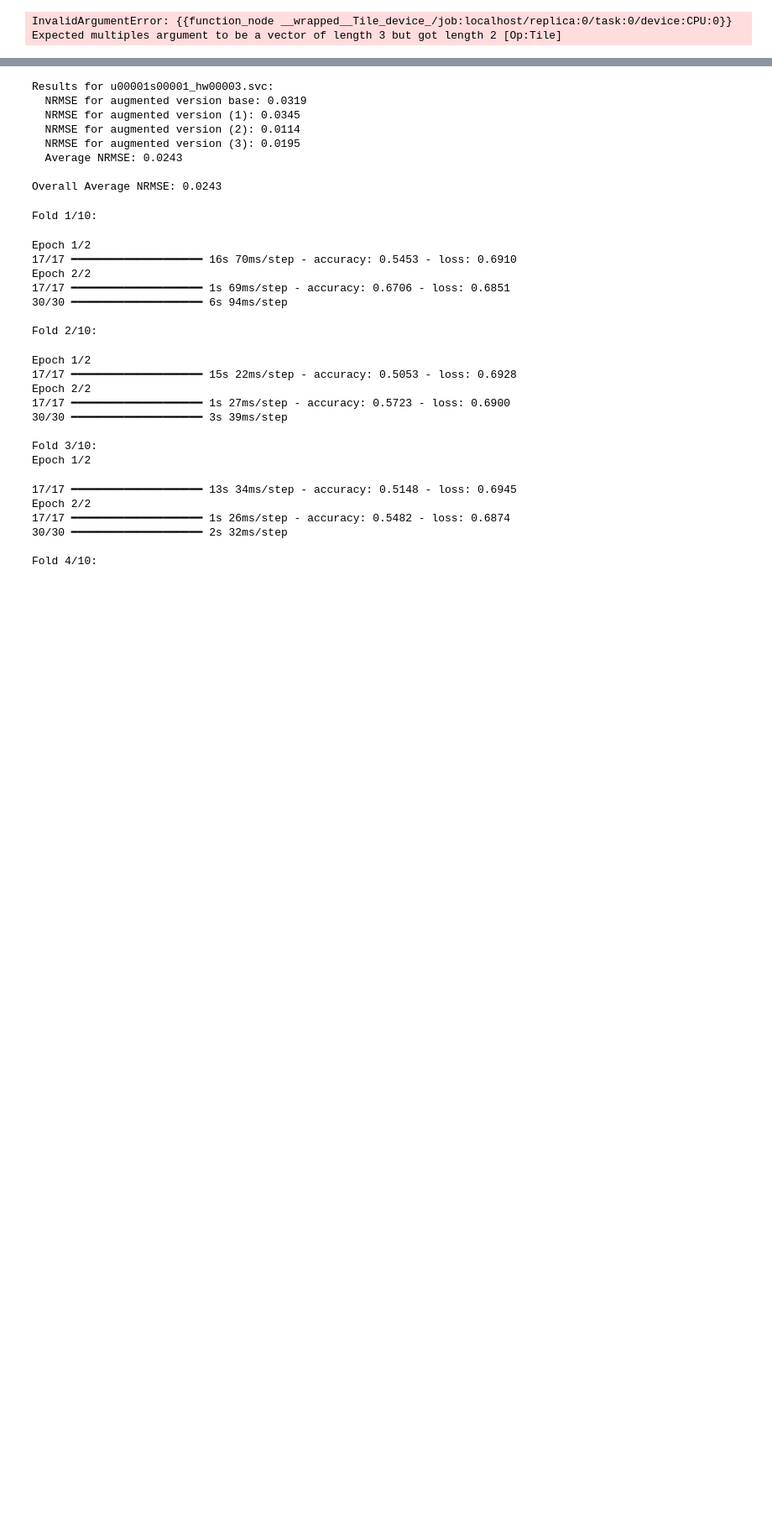
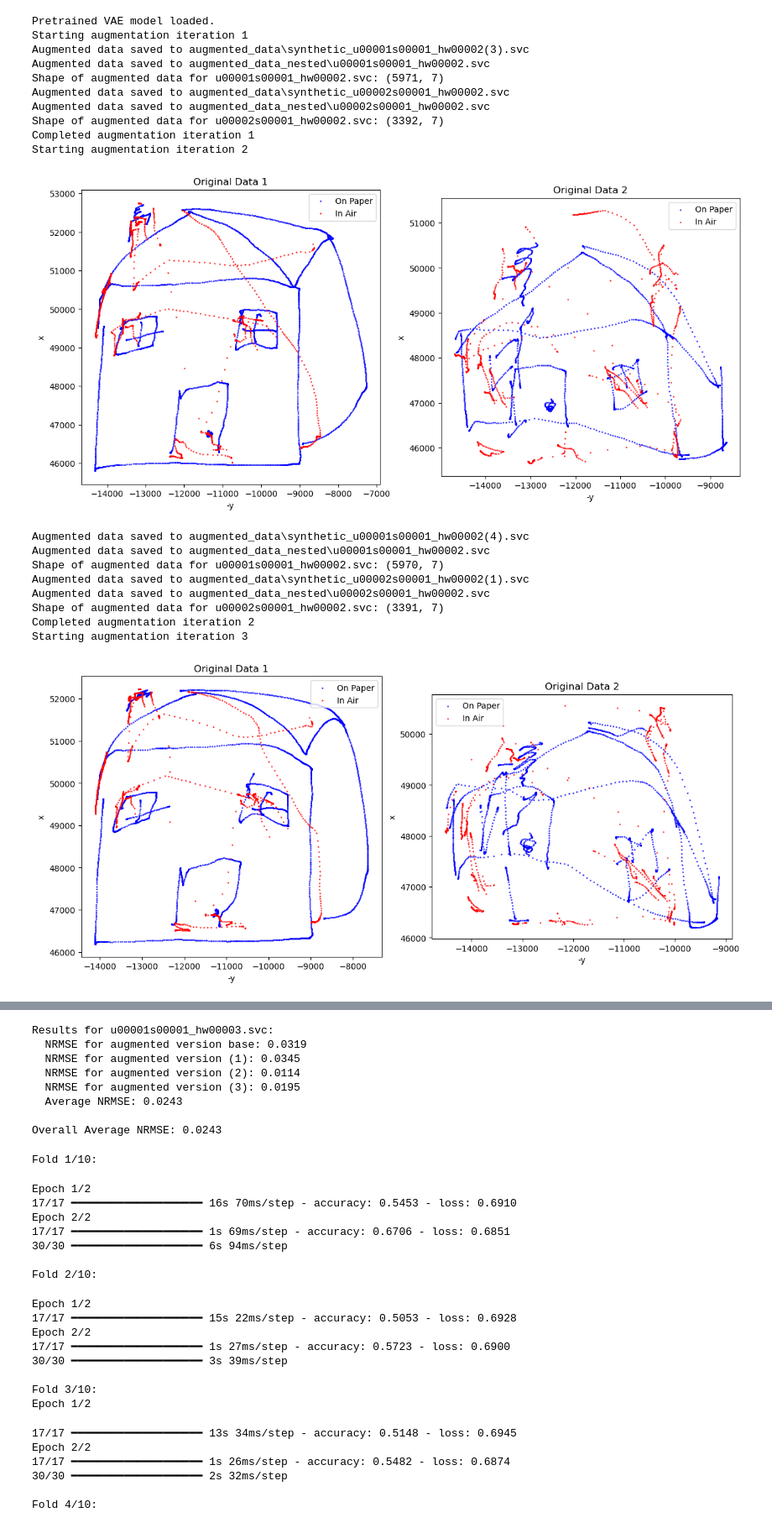
Before and after one commit to jaypeepeep/SC-Beta-VAE-GAN, a Jupyter notebook: model/VRNNGAN.ipynb, the cells around one changed output, grey strips where cells are left out. Shown at 84% size. Drawn from its saved outputs; the diff is of its cells as text; code cells hidden in the pictures; blank space fills up the shorter version.

```diff
--- a/model/VRNNGAN.ipynb
+++ b/model/VRNNGAN.ipynb
@@ -552,4 +444,5 @@ Final VRNN model saved.
 # %%
+# Cell 10
 import shutil
 
 # Base latent variability settings
@@ -568,7 +461,7 @@ def repeat_backwards(original_paa, augmented_length):
     return np.vstack((original_paa, backwards_rows))
 
 def visualize_augmented_data_from_directory(directory):
-    augmented_files = [f for f in os.listdir(directory) if f.startswith('synthetic_') and f.endswith('.svc')]
+    augmented_files = [f for f in os.listdir(directory) if f.startswith('augmented_') and f.endswith('.svc')]
     num_files = len(augmented_files)
     if num_files == 0:
         print("No augmented data files found in the directory.")
@@ -580,13 +473,14 @@ def visualize_augmented_data_from_directory(directory):
 
     for i, filename in enumerate(augmented_files):
         file_path = os.path.join(directory, filename)
-        data = np.loadtxt(file_path, delimiter=' ')
+        df = pd.read_csv(file_path, delim_whitespace=True, header=None)
+        df.columns = ['x', 'y', 'timestamp', 'pen_status', 'pressure', 'azimuth', 'altitude']
 
-        on_paper = data[data[:, 3] == 1]
-        in_air = data[data[:, 3] == 0]
+        on_paper = df[df['pen_status'] == 1]
+        in_air = df[df['pen_status'] == 0]
 
-        axs[i].scatter(on_paper[:, 1], on_paper[:, 0], c='b', s=1, alpha=0.7, label='On Paper')
-        axs[i].scatter(in_air[:, 1], in_air[:, 0], c='r', s=1, alpha=0.7, label='In Air')
+        axs[i].scatter(on_paper['y'], on_paper['x'], c='b', s=1, alpha=0.7, label='On Paper')
+        axs[i].scatter(in_air['y'], in_air['x'], c='r', s=1, alpha=0.7, label='In Air')
         axs[i].set_title(f'Augmented Data {i + 1}')
         axs[i].set_xlabel('y')
         axs[i].set_ylabel('x')
@@ -604,7 +498,7 @@ def get_unique_filename(directory, filename):
         counter += 1
     return filename
 
-def download_augmented_data_with_modified_timestamp(augmented_datasets, original_data_frames, original_filenames, directory1='augmented_data', directory2='augmented_data_nested'):
+def download_augmented_data_with_modified_timestamp(augmented_datasets, scalers, original_data_frames, original_filenames, directory1='augmented_data', directory2='augmented_data_nested'):
     global all_augmented_data  # Access the global list
 
     if not os.path.exists(directory1):
@@ -613,9 +507,9 @@ def download_augmented_data_with_modified_timestamp(augmented_datasets, original
     if not os.path.exists(directory2):
         os.makedirs(directory2)
 
-    for i, (augmented_data, original_df, original_filename) in enumerate(zip(augmented_datasets, original_data_frames, original_filenames)):
-        # Convert augmented data back to original scale
-        augmented_xyz = augmented_data[:, :3]
+    for i, (augmented_data, scaler, original_df, original_filename) in enumerate(zip(augmented_datasets, scalers, original_data_frames, original_filenames)):
+        augmented_xyz = scaler.inverse_transform(augmented_data[:, :3])
+        augmented_xyz_int = np.rint(augmented_xyz).astype(int)
         pen_status = augmented_data[:, 3].astype(int)
         original_paa = original_df[['pressure', 'azimuth', 'altitude']].values
 
@@ -631,10 +525,10 @@ def download_augmented_data_with_modified_timestamp(augmented_datasets, original
             new_timestamps[idx] = current_time
             current_time += increment_sequence[idx % 2]
 
-        augmented_xyz[:, 2] = new_timestamps
+        augmented_xyz_int[:, 2] = new_timestamps
 
         augmented_data_original_scale = np.column_stack((
-            augmented_xyz.astype(int),
+            augmented_xyz_int,
             pen_status,
             original_paa_int[:len(augmented_data)]
         ))
@@ -643,7 +537,7 @@ def download_augmented_data_with_modified_timestamp(augmented_datasets, original
         nested_filename = original_filename
         nested_file_path = os.path.join(directory2, nested_filename)
 
-        # For augmented_data directory, add 'synthetic_' prefix and handle duplicates
+        # For augmented_data directory, add 'augmented_' prefix and handle duplicates
         augmented_filename = f"synthetic_{original_filename}"
         augmented_filename = get_unique_filename(directory1, augmented_filename)
         augmented_file_path = os.path.join(directory1, augmented_filename)
@@ -659,13 +553,12 @@ def download_augmented_data_with_modified_timestamp(augmented_datasets, original
         print(f"Shape of augmented data for {original_filename}: {augmented_data_original_scale.shape}")
 
 def nested_augmentation(num_augmentations, num_files_to_use):
-    # Load the pre-trained VRNN model
-    vrnn = VRNN(latent_dim=256, hidden_dim=512, beta=0.001)
-    vrnn.load_weights('pentab_saved_model.h5')
-    print("Pretrained VRNN model loaded.")
+    with custom_object_scope({'VAE': VAE}):
+        vae_pretrained = load_model('vae_models/epoch_100_model.h5')
+    print("Pretrained VAE model loaded.")
 
     # Use the existing data for the first iteration
-    global data_frames, processed_data, input_filenames, original_data_frames
+    global data_frames, processed_data, scalers, avg_data_points, input_filenames, original_data_frames
 
     for iteration in range(num_augmentations):
         print(f"Starting augmentation iteration {iteration + 1}")
@@ -673,16 +566,17 @@ def nested_augmentation(num_augmentations, num_files_to_use):
         if iteration > 0:
             # Only update the data for subsequent iterations
             directory = 'augmented_data_nested'
-            data_frames, processed_data, input_filenames, original_data_frames = upload_and_process_files(directory, num_files_to_use)
+            data_frames, processed_data, scalers, avg_data_points, input_filenames, original_data_frames = upload_and_process_files(directory, num_files_to_use)
 
-        augmented_datasets = generate_augmented_data_vrnn(vrnn, num_files_to_use, processed_data, temperature=1.0)
+        augmented_datasets = generate_augmented_data(vae_pretrained, num_files_to_use, avg_data_points, processed_data,
+                                                     base_latent_variability, latent_variability_range)
 
         # Clear augmented_data_nested directory
         if os.path.exists('augmented_data_nested'):
             shutil.rmtree('augmented_data_nested')
         os.makedirs('augmented_data_nested')
 
-        download_augmented_data_with_modified_timestamp(augmented_datasets, original_data_frames, input_filenames)
+        download_augmented_data_with_modified_timestamp(augmented_datasets, scalers, original_data_frames, input_filenames)
 
         print(f"Completed augmentation iteration {iteration + 1}")
 
@@ -694,8 +588,9 @@ def nested_augmentation(num_augmentations, num_files_to_use):
     print("Nested augmentation process completed.")
     visualize_augmented_data_from_directory('augmented_data')
 
+
 # Set the number of augmentations and files to use
-num_augmentations = 1  # Change this to control the number of nested augmentations
+num_augmentations = 3  # Change this to control the number of nested augmentations
 
 # Run the nested augmentation process
 nested_augmentation(num_augmentations, num_files_to_use)
@@ -705 +599,20 @@ Starting augmentation iteration 1
-InvalidArgumentError: {{function_node __wrapped__Tile_device_/job:localhost/replica:0/task:0/device:CPU:0}} Expected multiples argument to be a vector of length 3 but got length 2 [Op:Tile]
+Pretrained VAE model loaded.
+Starting augmentation iteration 1
+Augmented data saved to augmented_data\synthetic_u00001s00001_hw00002(3).svc
+Augmented data saved to augmented_data_nested\u00001s00001_hw00002.svc
+Shape of augmented data for u00001s00001_hw00002.svc: (5971, 7)
+Augmented data saved to augmented_data\synthetic_u00002s00001_hw00002.svc
+Augmented data saved to augmented_data_nested\u00002s00001_hw00002.svc
+Shape of augmented data for u00002s00001_hw00002.svc: (3392, 7)
+Completed augmentation iteration 1
+Starting augmentation iteration 2
+[figure, added]
+Augmented data saved to augmented_data\synthetic_u00001s00001_hw00002(4).svc
+Augmented data saved to augmented_data_nested\u00001s00001_hw00002.svc
+Shape of augmented data for u00001s00001_hw00002.svc: (5970, 7)
+Augmented data saved to augmented_data\synthetic_u00002s00001_hw00002(1).svc
+Augmented data saved to augmented_data_nested\u00002s00001_hw00002.svc
+Shape of augmented data for u00002s00001_hw00002.svc: (3391, 7)
+Completed augmentation iteration 2
+Starting augmentation iteration 3
+[figure, added]
```
Also changed, not shown: parts of 9 cells of this notebook, 13 other files.
